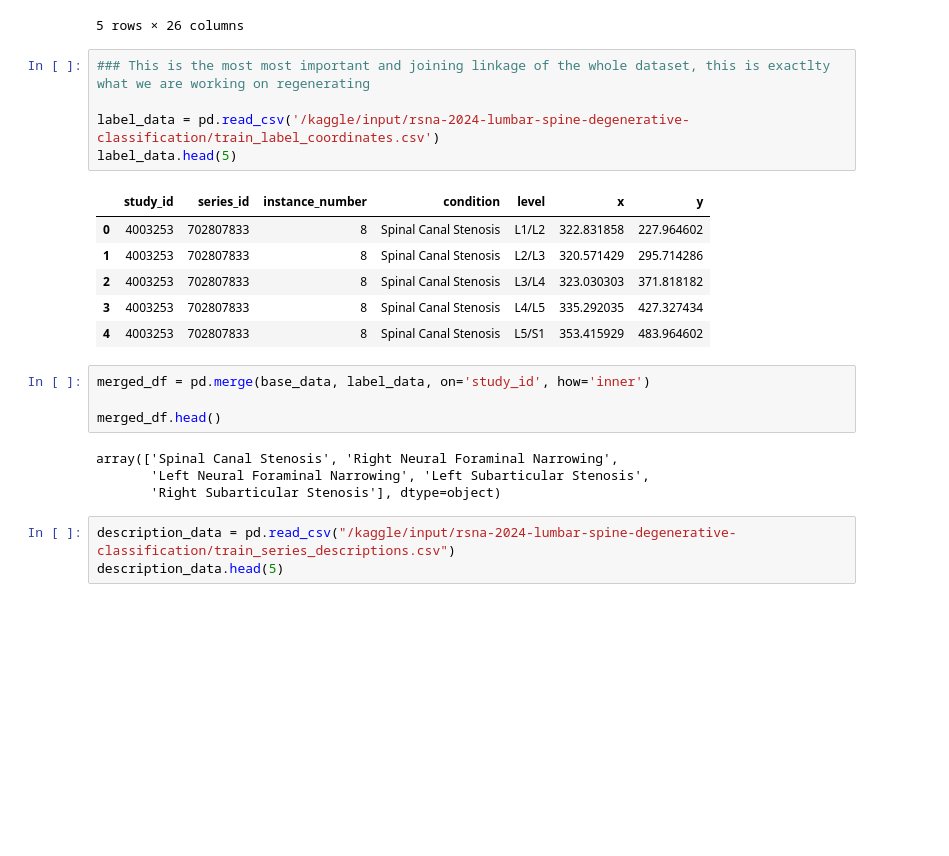
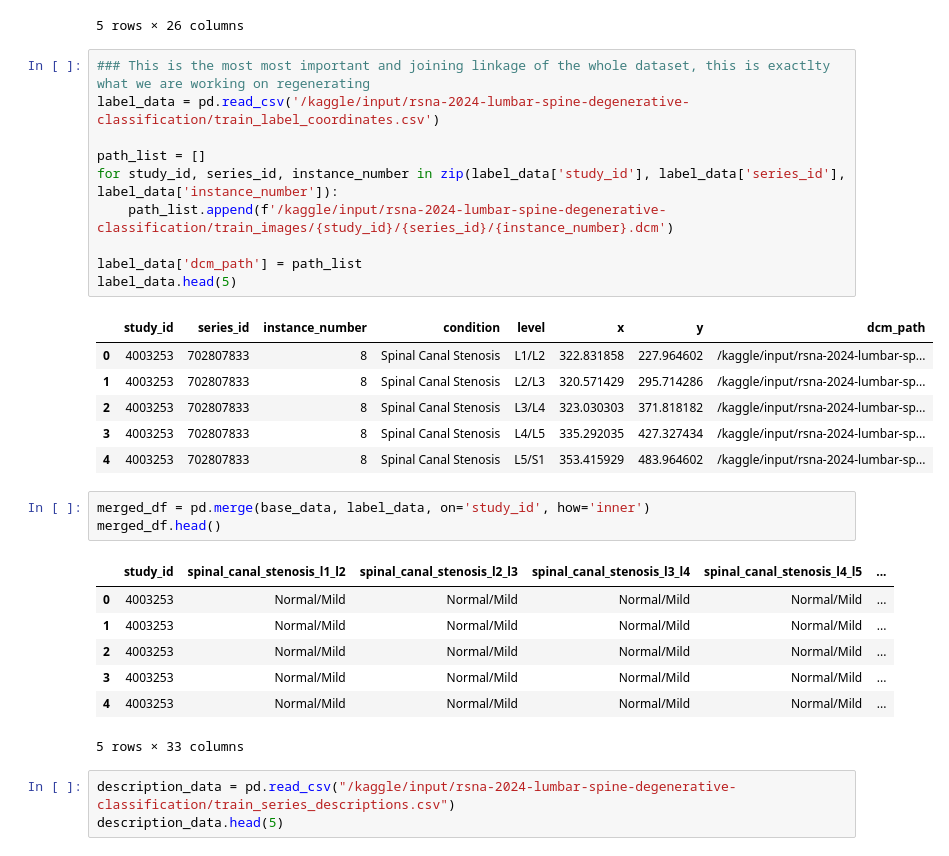
Before and after one commit to ahmedembeddedxx/lumbar-spine-degenerative-classification, a Jupyter notebook: src/lumbar-seg.ipynb, the cells around one changed output. Cells and saved outputs as stored; diff of their text form; blank space fills up the shorter version.

```diff
--- a/src/lumbar-seg.ipynb
+++ b/src/lumbar-seg.ipynb
@@ -15,24 +24,32 @@ base_data.head(5)
 5 rows × 26 columns
 # %%
 ### This is the most most important and joining linkage of the whole dataset, this is exactlty what we are working on regenerating
+label_data = pd.read_csv('/kaggle/input/rsna-2024-lumbar-spine-degenerative-classification/train_label_coordinates.csv')
 
-label_data = pd.read_csv('/kaggle/input/rsna-2024-lumbar-spine-degenerative-classification/train_label_coordinates.csv')
+path_list = []
+for study_id, series_id, instance_number in zip(label_data['study_id'], label_data['series_id'], label_data['instance_number']):
+    path_list.append(f'/kaggle/input/rsna-2024-lumbar-spine-degenerative-classification/train_images/{study_id}/{series_id}/{instance_number}.dcm')
+
+label_data['dcm_path'] = path_list
 label_data.head(5)
 # %% [output]
-|  | study_id | series_id | instance_number | condition | level | x | y |
-| 0 | 4003253 | 702807833 | 8 | Spinal Canal Stenosis | L1/L2 | 322.831858 | 227.964602 |
-| 1 | 4003253 | 702807833 | 8 | Spinal Canal Stenosis | L2/L3 | 320.571429 | 295.714286 |
-| 2 | 4003253 | 702807833 | 8 | Spinal Canal Stenosis | L3/L4 | 323.030303 | 371.818182 |
-| 3 | 4003253 | 702807833 | 8 | Spinal Canal Stenosis | L4/L5 | 335.292035 | 427.327434 |
-| 4 | 4003253 | 702807833 | 8 | Spinal Canal Stenosis | L5/S1 | 353.415929 | 483.964602 |
+|  | study_id | series_id | instance_number | condition | level | x | y | dcm_path |
+| 0 | 4003253 | 702807833 | 8 | Spinal Canal Stenosis | L1/L2 | 322.831858 | 227.964602 | /kaggle/input/rsna-2024-lumbar-sp... |
+| 1 | 4003253 | 702807833 | 8 | Spinal Canal Stenosis | L2/L3 | 320.571429 | 295.714286 | /kaggle/input/rsna-2024-lumbar-sp... |
+| 2 | 4003253 | 702807833 | 8 | Spinal Canal Stenosis | L3/L4 | 323.030303 | 371.818182 | /kaggle/input/rsna-2024-lumbar-sp... |
+| 3 | 4003253 | 702807833 | 8 | Spinal Canal Stenosis | L4/L5 | 335.292035 | 427.327434 | /kaggle/input/rsna-2024-lumbar-sp... |
+| 4 | 4003253 | 702807833 | 8 | Spinal Canal Stenosis | L5/S1 | 353.415929 | 483.964602 | /kaggle/input/rsna-2024-lumbar-sp... |
 # %%
 merged_df = pd.merge(base_data, label_data, on='study_id', how='inner')
-
 merged_df.head()
 # %% [output]
+|  | study_id | spinal_canal_stenosis_l1_l2 | spinal_canal_stenosis_l2_l3 | spinal_canal_stenosis_l3_l4 | spinal_canal_stenosis_l4_l5 | ... |
+| 0 | 4003253 | Normal/Mild | Normal/Mild | Normal/Mild | Normal/Mild | ... |
+| 1 | 4003253 | Normal/Mild | Normal/Mild | Normal/Mild | Normal/Mild | ... |
+| 2 | 4003253 | Normal/Mild | Normal/Mild | Normal/Mild | Normal/Mild | ... |
+| 3 | 4003253 | Normal/Mild | Normal/Mild | Normal/Mild | Normal/Mild | ... |
+| 4 | 4003253 | Normal/Mild | Normal/Mild | Normal/Mild | Normal/Mild | ... |
-array(['Spinal Canal Stenosis', 'Right Neural Foraminal Narrowing',
-       'Left Neural Foraminal Narrowing', 'Left Subarticular Stenosis',
-       'Right Subarticular Stenosis'], dtype=object)
+5 rows × 33 columns
 # %%
 description_data = pd.read_csv("/kaggle/input/rsna-2024-lumbar-spine-degenerative-classification/train_series_descriptions.csv")
 description_data.head(5)
```
Also changed, not shown: parts of 8 cells of this notebook.
